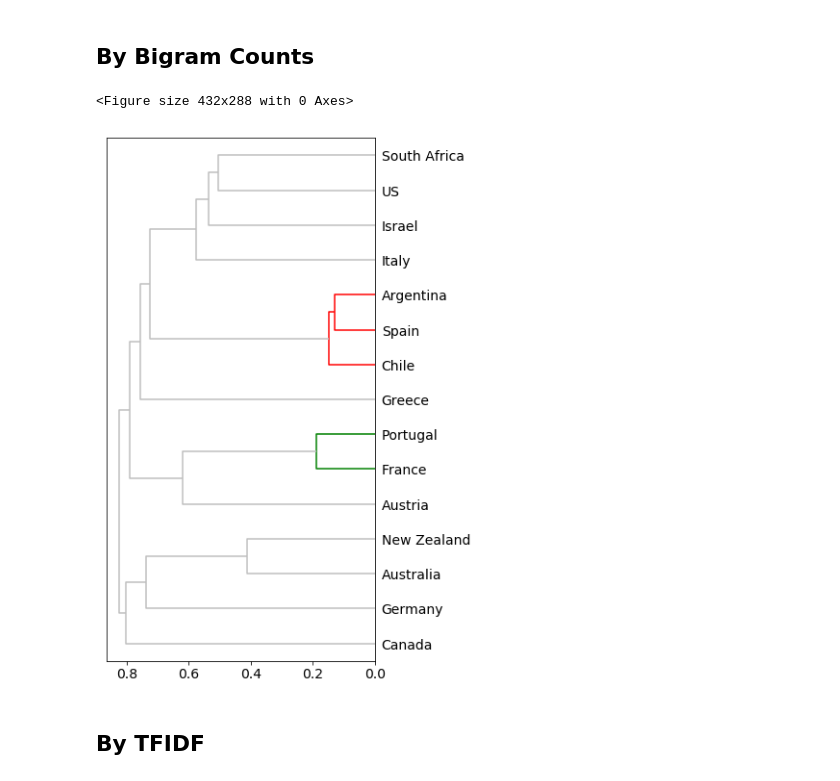
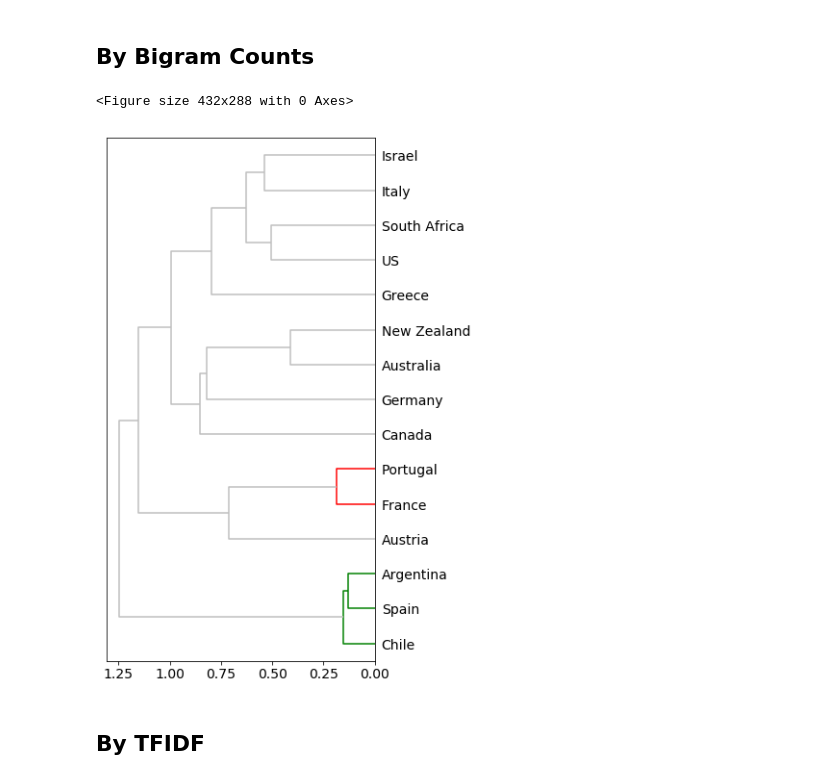
Before and after one commit to ontoligent-design/vinoveritas, a Jupyter notebook: 03 Clustering Nations.ipynb, the cells around one changed output. Cells and saved outputs as stored; diff of their text form; code cells hidden in the pictures.

```diff
--- a/03 Clustering Nations.ipynb
+++ b/03 Clustering Nations.ipynb
@@ -126,10 +141,10 @@ M1 = cdb.get_table('ngrambidoc_group_matrix')
 M1 = M1.set_index('ngram').T
 M1 = M1.drop('nan')
 # %%
-hca(M1.loc[TOPS], 'cosine', 'weighted')
+hca(M1.loc[TOPS], 'cosine', 'ward')
 # %% [output]
 <Figure size 432x288 with 0 Axes>
-[figure, old version]
+[figure, new version]
 # %% [markdown]
 ## By TFIDF
 # %%
```
Also changed, not shown: parts of 62 cells of this notebook, 1 other file.
